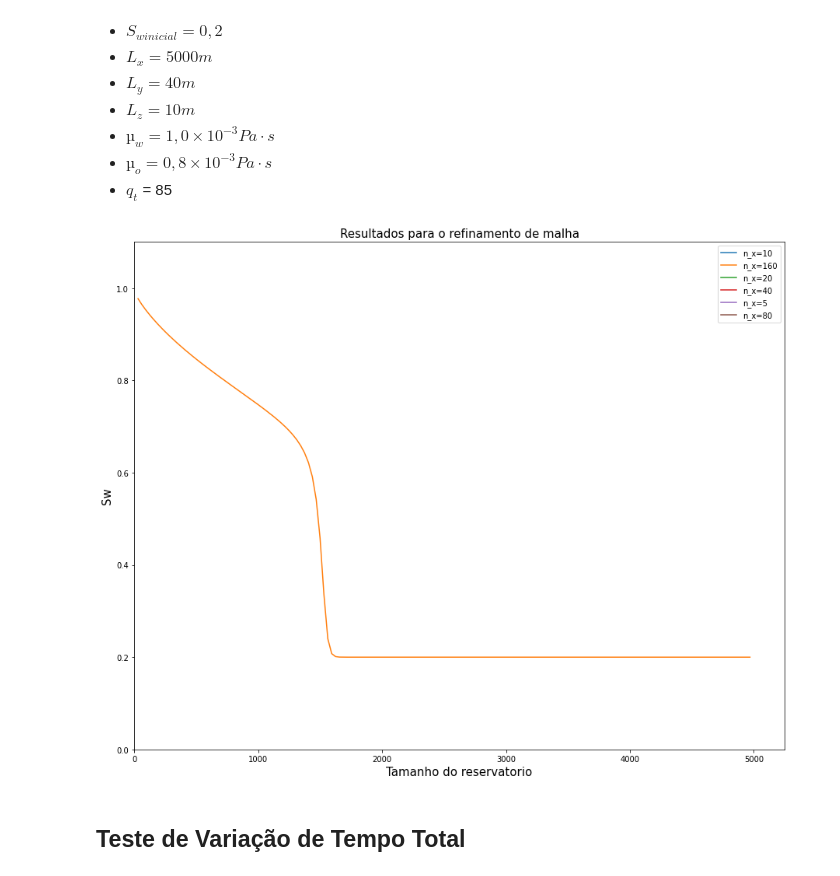
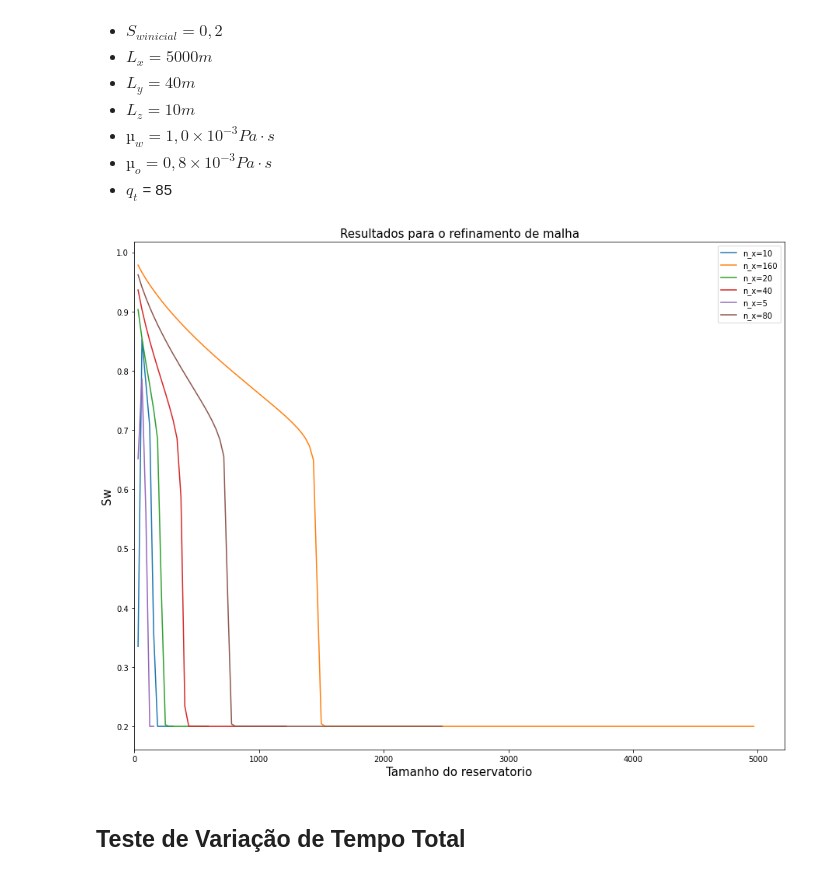
Before and after one commit to harduim300/Trab1SimuladoresReservatorios, a Jupyter notebook: Trabalho2-SimulacaoDeReservatorios.ipynb, the cells around one changed output. Drawn from its saved outputs; the diff is of its cells as text; code cells hidden in the pictures.

```diff
--- a/Trabalho2-SimulacaoDeReservatorios.ipynb
+++ b/Trabalho2-SimulacaoDeReservatorios.ipynb
@@ -69,7 +69,6 @@ def calcSw(Sw_in, C, mi_w, mi_o, qt, phi, L_x, L_y, L_z, n_x, tempo_total):
     u_max = calcDerivatefw(u_max, mi_w, mi_o, cte)
     delta_t = delta_x / u_max
     #print(f'delta_t : {delta_t}')
-    delta_t = 1
     while t < tempo_total:
         #calculando o valor maximo da derivada de Fw
         vetor_Swn = np.array([])
@@ -97,11 +96,8 @@ def calcSw(Sw_in, C, mi_w, mi_o, qt, phi, L_x, L_y, L_z, n_x, tempo_total):
             vetor_Swn = np.append(vetor_Swn, Sw_n)
         vetor_Sw = vetor_Swn
         t = t + delta_t
-    df = pd.DataFrame(columns=['Sw','So'])
-    vetor_So = 1 - vetor_Sw
+    df = pd.DataFrame(columns=['Sw'])
     df['Sw'] = [value for value in vetor_Sw if value > 0]
-    #df['So'] = vetor_So
-    df.index = (df.index + 1)*delta_x
     return df
 # %% [markdown]
 # Resultados para os dados da proposta
@@ -120,6 +116,8 @@ tempo_total = 365*3
 n_x = 400
 
 df = calcSw(Sw_inicial, C, miw, mio, qt, phi, Lx, Ly, Lz, n_x, tempo_total)
+
+df.index = (df.index + 1)*(L_x/n_x)
 f, a = plt.subplots(1,1, figsize=(15,12))
 df.plot(ax=a)
 a.set_title(f'Saturação das fases ao longo do reservatorio', fontsize=15)
@@ -150,32 +148,32 @@ plt.show()
 # %%
 k = 10.0* (10**-15)
 phi = 0.25
 Sw_inicial = 0.2
 C = 1
 Lx = 5000
 Ly = 40
 Lz = 10
 miw = 1.0*(10**-3)
 mio = 0.8*(10**-3)
 qt = 85
 tempo_total = 365*3
 nxs = [5, 10, 20, 40, 80, 160]
 my_list = []
 for n_x in nxs:
     df = calcSw(Sw_inicial, C, miw, mio, qt, phi, Lx, Ly, Lz, n_x, tempo_total)
     df = df.rename(columns={'Sw':f'n_x={n_x}'})
     my_list.append(df)
 df = pd.concat([df.stack() for df in my_list], axis=0).unstack()
+df.index = (df.index + 1)*(L_x/nxs[-1])
 f, a = plt.subplots(1,1, figsize=(15,12))
 df.plot(ax=a)
 a.set_title(f'Resultados para o refinamento de malha', fontsize=15)
 a.set_xlabel('Tamanho do reservatorio',fontsize=15)
 a.set_ylabel('Sw',fontsize=15)
 a.axis(xmin=0)
-a.axis(ymin=0.0,ymax=1.1)
 plt.show()
 # %% [output]
-[figure, old version]
+[figure, new version]
 # %% [markdown]
 ## Teste de Variação de Tempo Total
 # %% [markdown]
```
Also changed, not shown: parts of 8 cells of this notebook.
